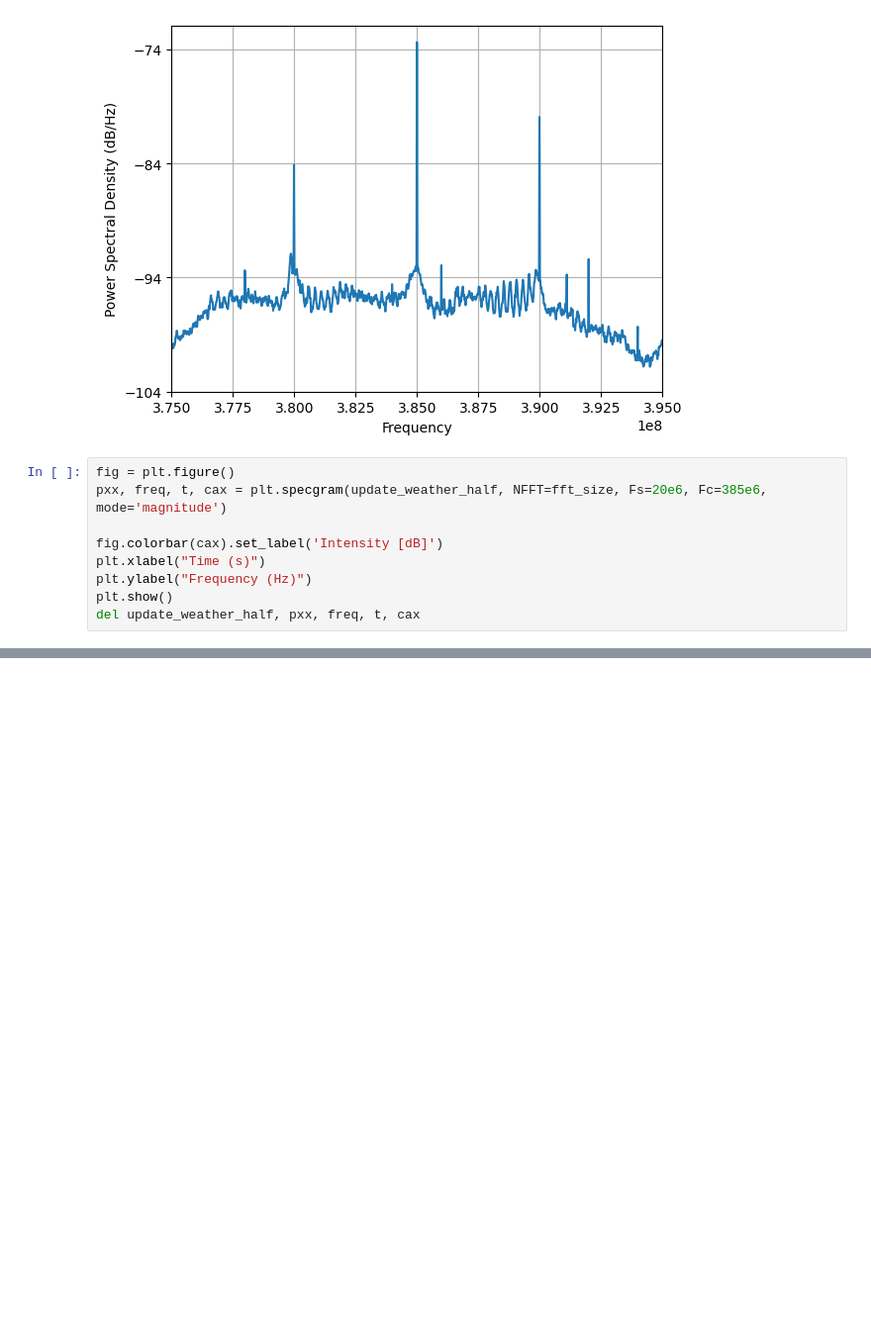
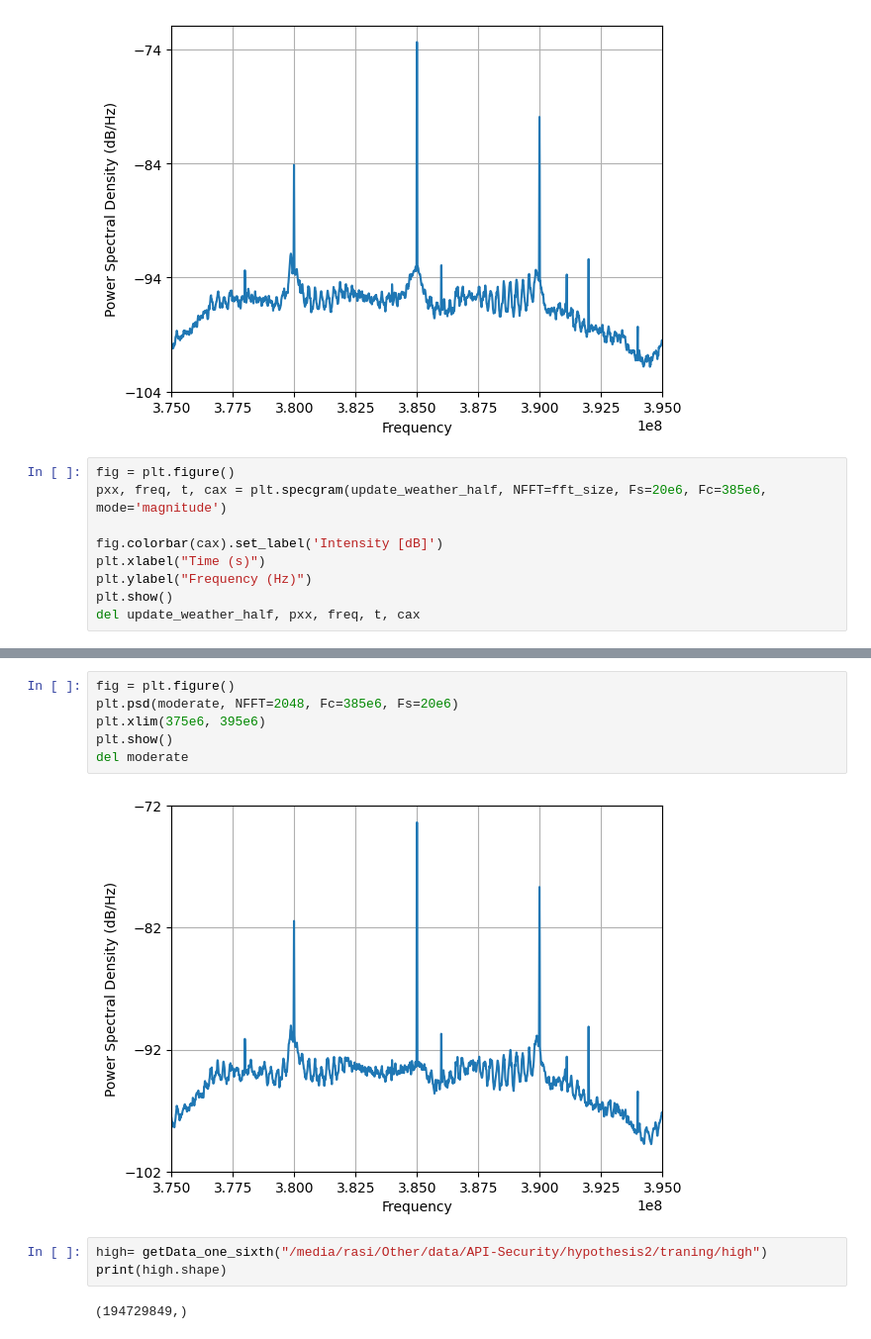
Before and after one commit to Rasika666/master_reseach, a Jupyter notebook: analysis/h1/representations/data_representation.ipynb, the cells around one changed output, grey strips where cells are left out. Shown at 99% size. Cells and saved outputs as stored; diff of their text form; blank space fills up the shorter version.

```diff
--- a/analysis/h1/representations/data_representation.ipynb
+++ b/analysis/h1/representations/data_representation.ipynb
@@ -215,0 +236,13 @@ del update_weather_half, pxx, freq, t, cax
+# %%
+fig = plt.figure()
+plt.psd(moderate, NFFT=2048, Fc=385e6, Fs=20e6)
+plt.xlim(375e6, 395e6)
+plt.show()
+del moderate
+# %% [output]
+[figure, added]
+# %%
+high= getData_one_sixth("/media/rasi/Other/data/API-Security/hypothesis2/traning/high")
+print(high.shape)
+# %% [output]
+(194729849,)
```
Also changed, not shown: parts of 5 cells of this notebook, 1 other file.
